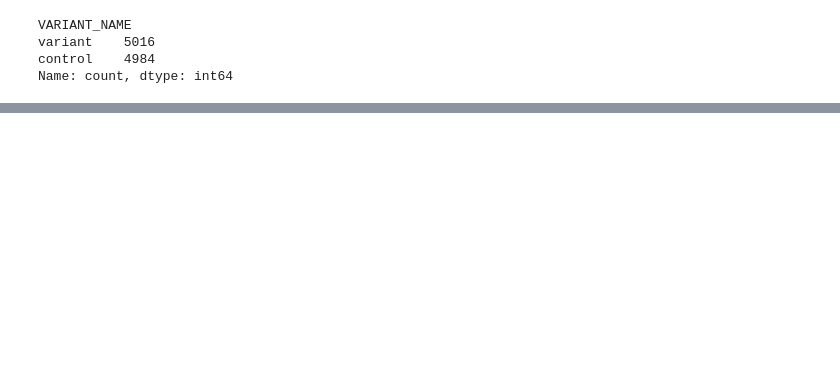
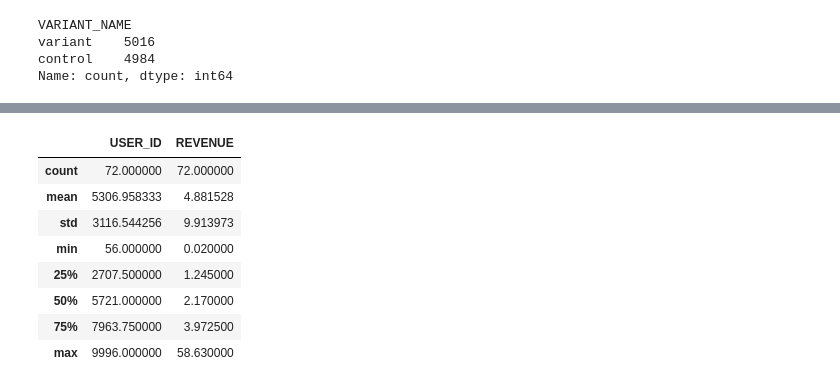
Before and after one commit to BoginskiyVV/AB_Testing, a Jupyter notebook: Sem8/HW8.ipynb, the cells around one changed output, grey strips where cells are left out. Saved outputs shown, nothing was run; the diff lists cells and outputs as text; code cells hidden in the pictures; blank space fills up the shorter version.

```diff
--- a/Sem8/HW8.ipynb
+++ b/Sem8/HW8.ipynb
@@ -90,0 +112,13 @@ Name: count, dtype: int64
+# %%
+# Срез данных по группе, где выручка больше 0
+new_data[data['VARIANT_NAME']=='variant'].describe()
+# %% [output]
+|  | USER_ID | REVENUE |
+| count | 72.000000 | 72.000000 |
+| mean | 5306.958333 | 4.881528 |
+| std | 3116.544256 | 9.913973 |
+| min | 56.000000 | 0.020000 |
+| 25% | 2707.500000 | 1.245000 |
+| 50% | 5721.000000 | 2.170000 |
+| 75% | 7963.750000 | 3.972500 |
+| max | 9996.000000 | 58.630000 |
```
Also changed, not shown: parts of 19 cells of this notebook.
